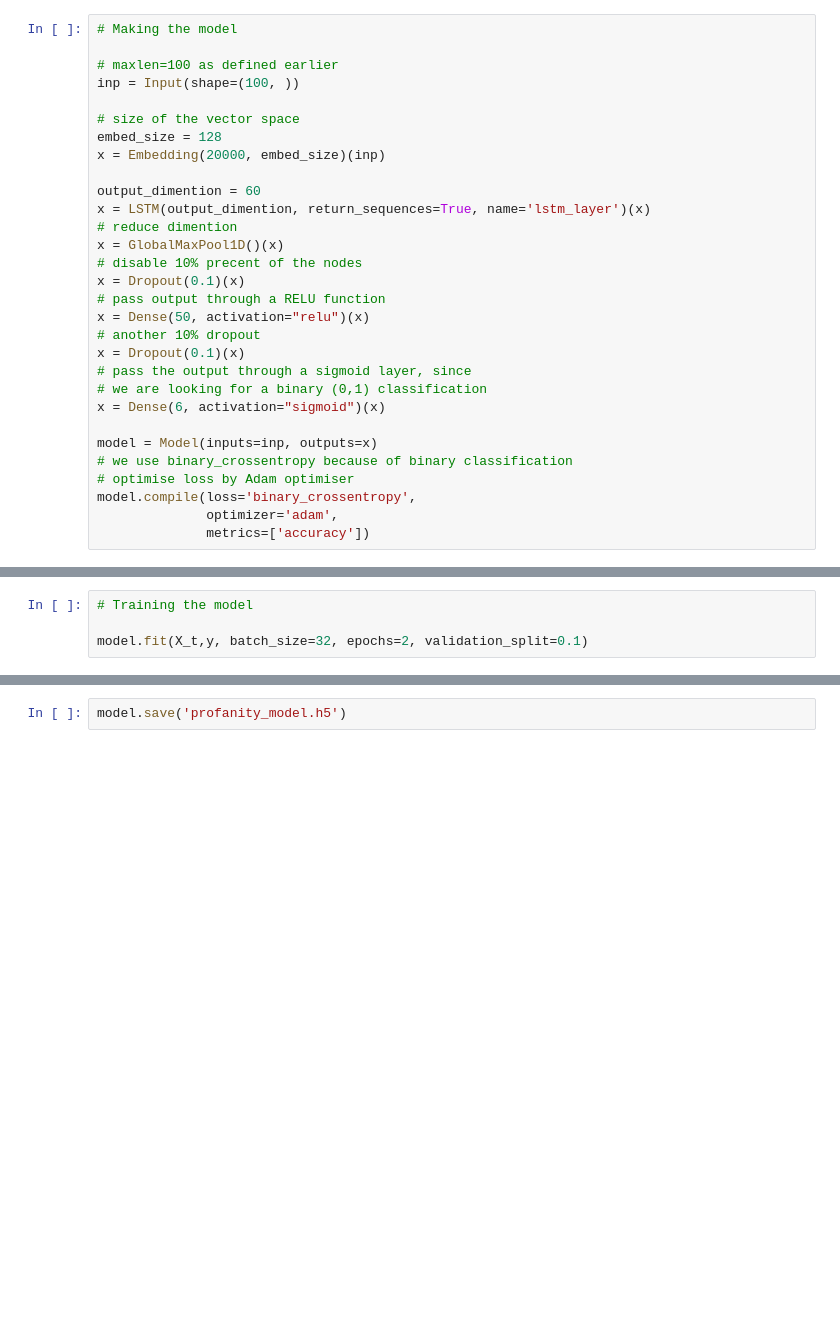
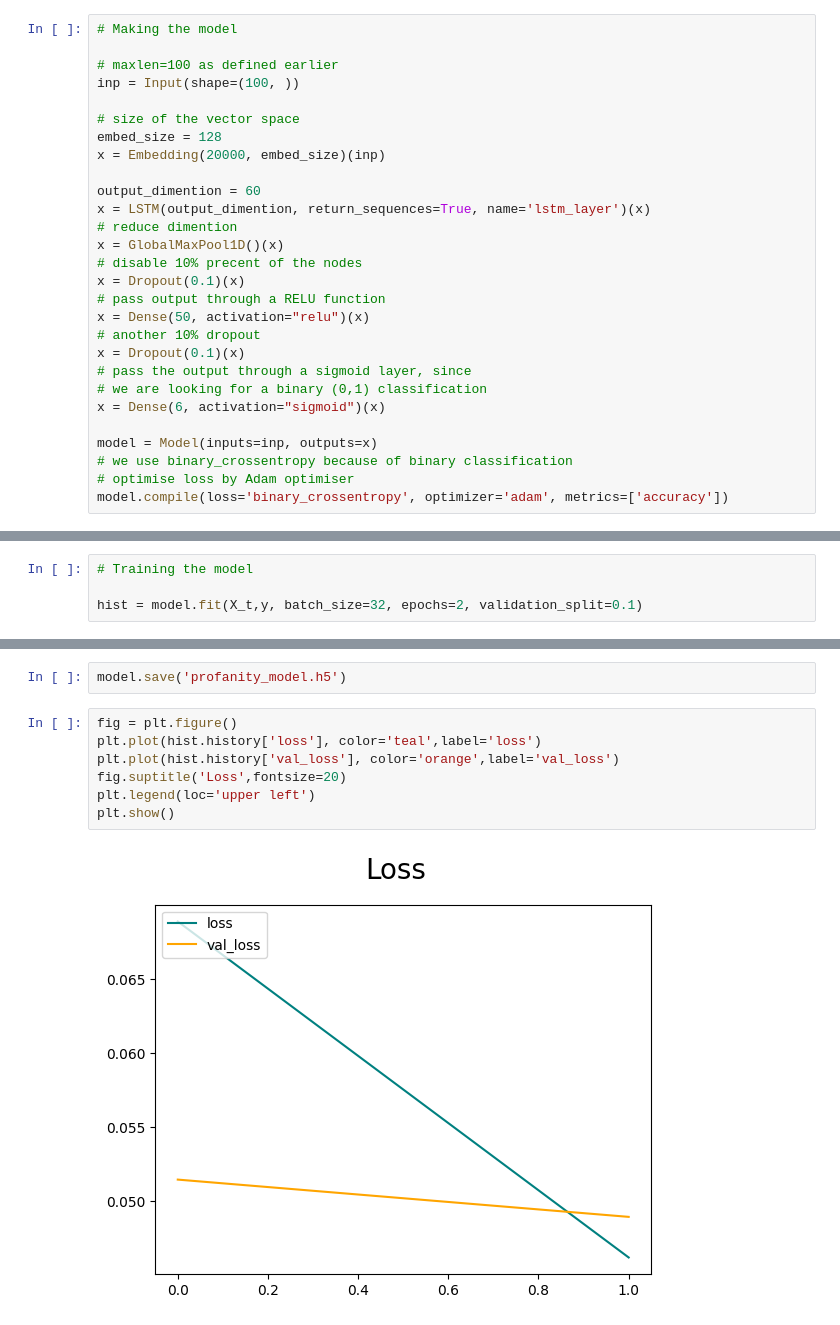
Before and after one commit to hmrguez/Project-Hermes, a Jupyter notebook: Text/TrainingModel.ipynb, the cells around one changed output, grey strips where cells are left out. Saved outputs shown, nothing was run; the diff lists cells and outputs as text; blank space fills up the shorter version.

```diff
--- a/Text/TrainingModel.ipynb
+++ b/Text/TrainingModel.ipynb
@@ -58,6 +59,4 @@ x = Dense(6, activation="sigmoid")(x)
 model = Model(inputs=inp, outputs=x)
 # we use binary_crossentropy because of binary classification
 # optimise loss by Adam optimiser
-model.compile(loss='binary_crossentropy',
-              optimizer='adam',
-              metrics=['accuracy'])
+model.compile(loss='binary_crossentropy', optimizer='adam', metrics=['accuracy'])
@@ -84,4 +63,4 @@ _________________________________________________________________
 # %%
 # Training the model
 
-model.fit(X_t,y, batch_size=32, epochs=2, validation_split=0.1)
+hist = model.fit(X_t,y, batch_size=32, epochs=2, validation_split=0.1)
@@ -88,2 +72,11 @@ model.fit(X_t,y, batch_size=32, epochs=2, validation_split=0.1)
 # %%
 model.save('profanity_model.h5')
+# %%
+fig = plt.figure()
+plt.plot(hist.history['loss'], color='teal',label='loss')
+plt.plot(hist.history['val_loss'], color='orange',label='val_loss')
+fig.suptitle('Loss',fontsize=20)
+plt.legend(loc='upper left')
+plt.show()
+# %% [output]
+[figure, added]
```
Also changed, not shown: parts of 4 cells of this notebook, 8 other files.
